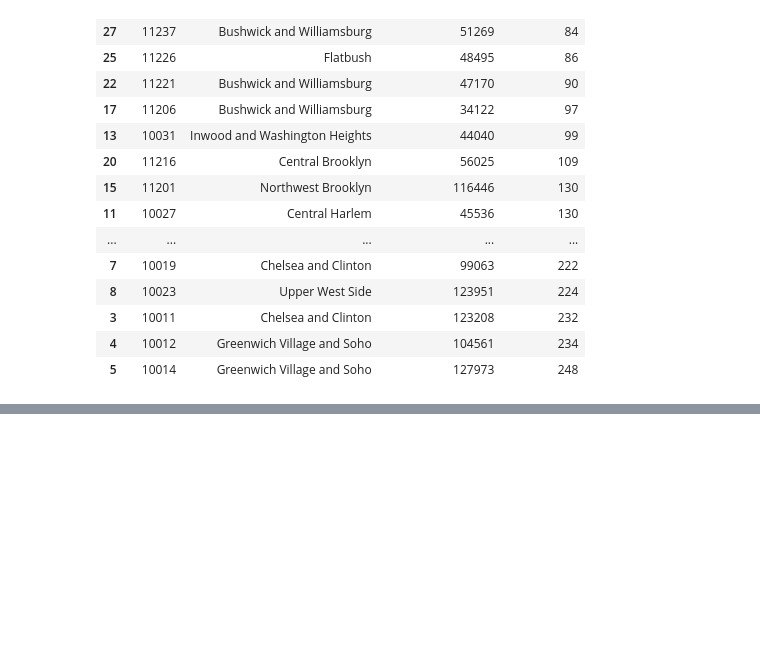
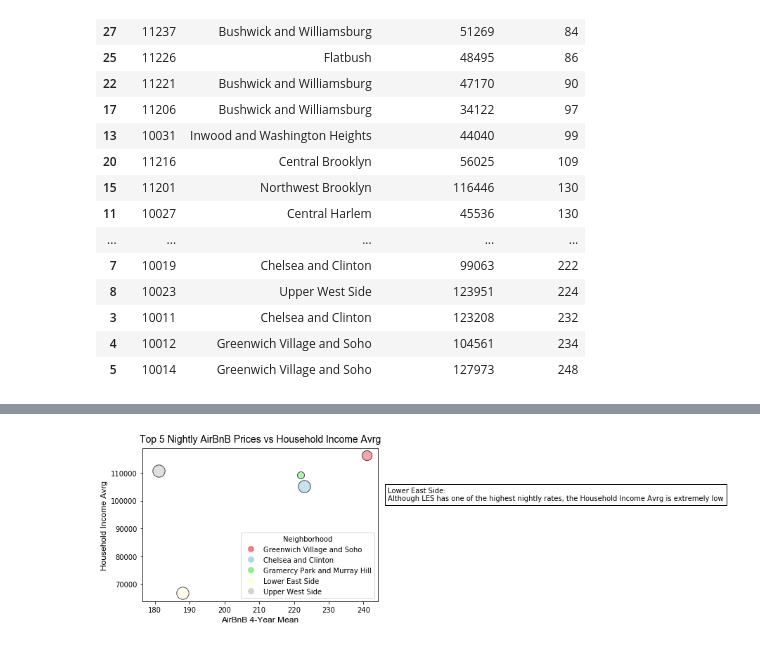
Before and after one commit to mjvillacresesn/Airbnb, a Jupyter notebook: Final_Code/Final_Code.ipynb, the cells around one changed output, grey strips where cells are left out. Saved outputs shown, nothing was run; the diff lists cells and outputs as text; code cells hidden in the pictures; blank space fills up the shorter version.

```diff
--- a/Final_Code/Final_Code.ipynb
+++ b/Final_Code/Final_Code.ipynb
@@ -200,3 +206,54 @@ plt.text(42, 40, 'Note:\nCircle size correlates with driver sizer per city', fon
+# %%
+from matplotlib.lines import Line2D
+
+# Deep dive into Lower East Side
+gvs = neighborhoods.loc[neighborhoods["Neighborhood"] == "Greenwich Village and Soho"]
+cc = neighborhoods.loc[neighborhoods["Neighborhood"] == "Chelsea and Clinton"]
+gpmh = neighborhoods.loc[neighborhoods["Neighborhood"] == "Gramercy Park and Murray Hill"]
+les = neighborhoods.loc[neighborhoods["Neighborhood"] == "Lower East Side"]
+uws = neighborhoods.loc[neighborhoods["Neighborhood"] == "Upper West Side"]
+
+# Build the scatter plots for top 5 nightly prices
+plt.scatter(gvs["4year_Mean"], gvs["Income_Mean"],
+            s=gvs["Zipcode_Count"] *100.5, alpha=.7,color = 'lightcoral', edgecolors='black');
+
+plt.scatter(cc["4year_Mean"], cc["Income_Mean"],
+            s=cc["Zipcode_Count"] *100.5, alpha=.7,color = 'lightblue', edgecolors='black');
+
+plt.scatter(gpmh["4year_Mean"], gpmh["Income_Mean"],
+            s=gpmh["Zipcode_Count"] *100.5, alpha=.7,color = 'lightgreen', edgecolors='black');
+
+plt.scatter(les["4year_Mean"], les["Income_Mean"],
+            s=les["Zipcode_Count"] *100.5, alpha=.7,color = 'lightyellow', edgecolors='black');
+
+plt.scatter(uws["4year_Mean"], uws["Income_Mean"],
+            s=uws["Zipcode_Count"] *100.5, alpha=.7,color = 'lightgrey', edgecolors='black');
+
+# Incorporate the other graph properties
+title_font = {'fontname':'Arial', 'size':'14', 'color':'black', 'weight':'normal',
+              'verticalalignment':'bottom'}
+axis_font = {'fontname':'Arial', 'size':'12'}
+
+plt.xlabel('AirBnB 4-Year Mean', **axis_font);
+plt.ylabel('Household Income Avrg', **axis_font);
+plt.title('Top 5 Nightly AirBnB Prices vs Household Income Avrg', **title_font);
+
+# Create a legend
+line1 = Line2D(range(1), range(1), color="white", marker='o', markersize=10, markerfacecolor="lightcoral")
+line2 = Line2D(range(1), range(1), color="white", marker='o',markersize=10, markerfacecolor="lightblue")
+line3 = Line2D(range(1), range(1), color="white", marker='o',markersize=10, markerfacecolor="lightgreen")
+line4 = Line2D(range(1), range(1), color="white", marker='o',markersize=10, markerfacecolor="lightyellow")
+line5 = Line2D(range(1), range(1), color="white", marker='o',markersize=10, markerfacecolor="lightgrey")
+plt.legend((line1,line2,line3,line4,line5),('Greenwich Village and Soho',
+                                            'Chelsea and Clinton', 'Gramercy Park and Murray Hill',
+                                           'Lower East Side', 'Upper West Side'),
+           numpoints=1, loc='best', title='Neighborhood', frameon=True);
+
+# Add analysis to the right
+plt.text(247, 100000, 'Lower East Side:\nAlthough LES has one of the highest nightly rates, the Household Income Avrg is extremely low',
+         fontsize=10, bbox={'facecolor': 'w'});
+# %% [output]
+[figure, added]
 # %%
 import altair as alt
 alt.renderers.enable('notebook')
```
Also changed, not shown: parts of 4 cells of this notebook.
